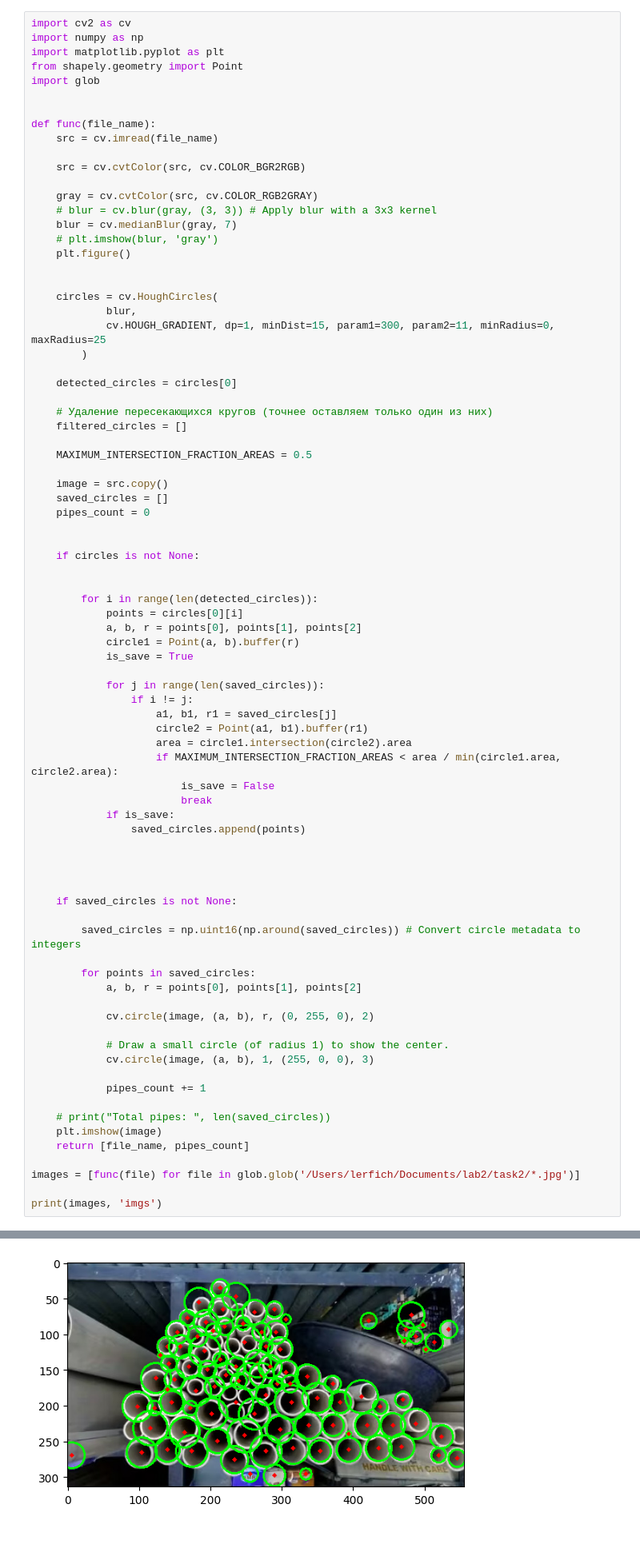
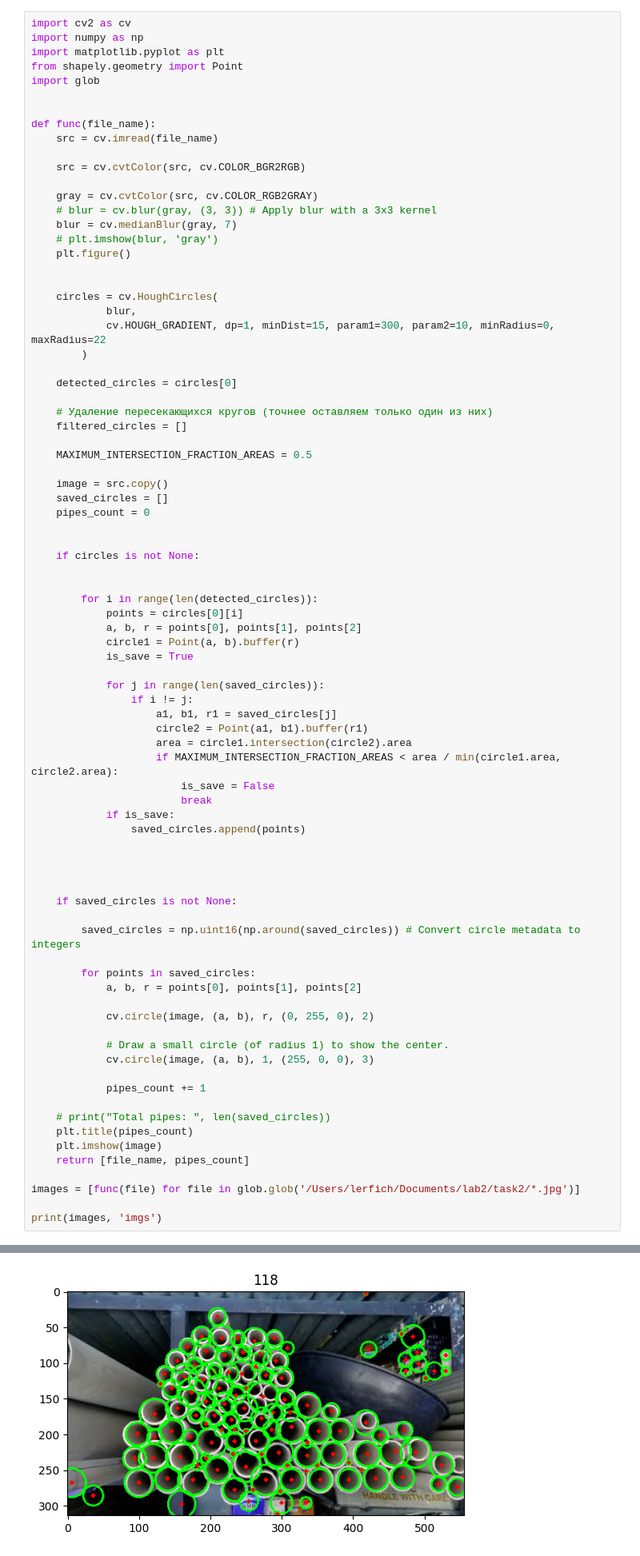
Before and after one commit to lerfich/computer_vision_lab2, a Jupyter notebook: lab3_solution.ipynb, the cells around one changed output, grey strips where cells are left out. Shown at 80% size. Saved outputs shown, nothing was run; the diff lists cells and outputs as text.

```diff
--- a/lab3_solution.ipynb
+++ b/lab3_solution.ipynb
@@ -20,7 +20,7 @@ def func(file_name):
 
     circles = cv.HoughCircles(
             blur,
-            cv.HOUGH_GRADIENT, dp=1, minDist=15, param1=300, param2=11, minRadius=0, maxRadius=25
+            cv.HOUGH_GRADIENT, dp=1, minDist=15, param1=300, param2=10, minRadius=0, maxRadius=22
         )
 
     detected_circles = circles[0]
@@ -73,6 +73,7 @@ def func(file_name):
             pipes_count += 1
 
     # print("Total pipes: ", len(saved_circles))
+    plt.title(pipes_count)
     plt.imshow(image)
     return [file_name, pipes_count]
 
@@ -84 +85 @@ print(images, 'imgs')
-[figure, old version]
+[figure, new version]
```
Also changed, not shown: parts of 1 cell of this notebook.
